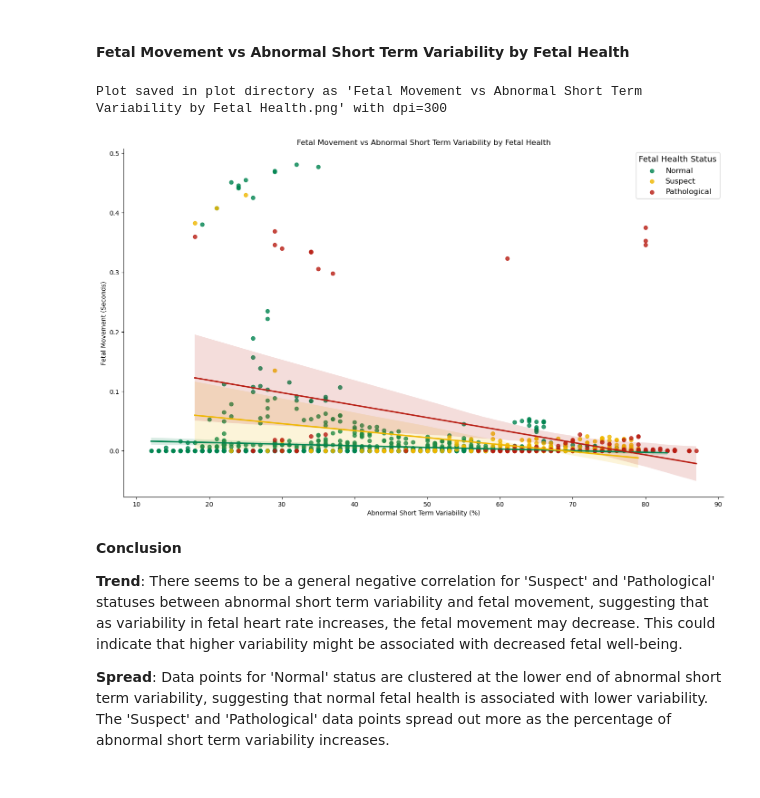
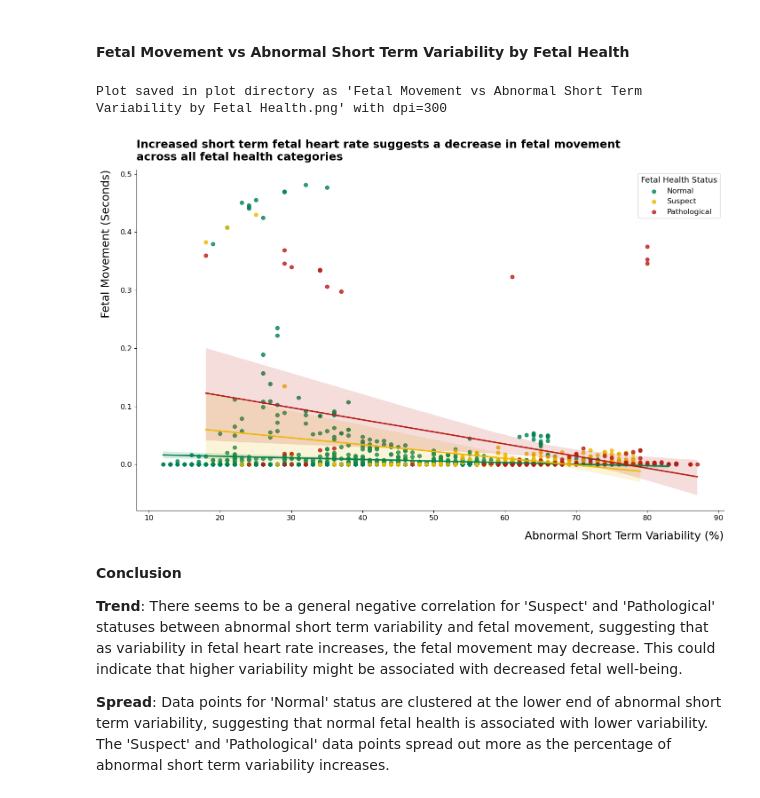
Before and after one commit to KenImade/fetal_classifier, a Jupyter notebook: fetal_health_classifier.ipynb, the cells around one changed output. Drawn from its saved outputs; the diff is of its cells as text; code cells hidden in the pictures.

```diff
--- a/fetal_health_classifier.ipynb
+++ b/fetal_health_classifier.ipynb
@@ -330,28 +343,31 @@ Plot saved in plot directory as 'Fetal Movement vs Prolongued Decelarations by F
 # %%
 plot = sns.lmplot(data=df, x='abnormal_short_term_variability', y='fetal_movement', hue='fetal_health', palette=colors, legend=None)
 
 # Extract the handles and labels
 handles, labels = plot.ax.get_legend_handles_labels()
 
 # Define new labels
 new_labels = ['Normal', 'Suspect', 'Pathological']
 
 # Set the new labels
 plot.ax.legend(handles=handles, labels=new_labels, title='Fetal Health Status', title_fontsize='13', fontsize='12')
 
 # Adding titles and labels
-plt.title('Fetal Movement vs Abnormal Short Term Variability by Fetal Health')
-plt.xlabel('Abnormal Short Term Variability (%)')
-plt.ylabel('Fetal Movement (Seconds)')
+plt.title('Increased short term fetal heart rate suggests a decrease in fetal movement\nacross all fetal health categories',
+          loc='left', fontweight=600, fontsize=18, pad=15)
+plt.xlabel('Abnormal Short Term Variability (%)', loc='right', fontweight=500, fontsize=18, labelpad=15)
+plt.ylabel('Fetal Movement (Seconds)', loc='top', fontweight=500, fontsize=18, labelpad=15)
+
+plt.tick_params(axis='both', which='major', labelsize=12)
 
 # Saving plot
 save_plot('Fetal Movement vs Abnormal Short Term Variability by Fetal Health.png')
 
 # Display the plot
 plt.show()
 # %% [output]
 Plot saved in plot directory as 'Fetal Movement vs Abnormal Short Term Variability by Fetal Health.png' with dpi=300
-[figure, old version]
+[figure, new version]
 # %% [markdown]
 **Conclusion**
 
```
Also changed, not shown: parts of 9 cells of this notebook, 9 other files.
